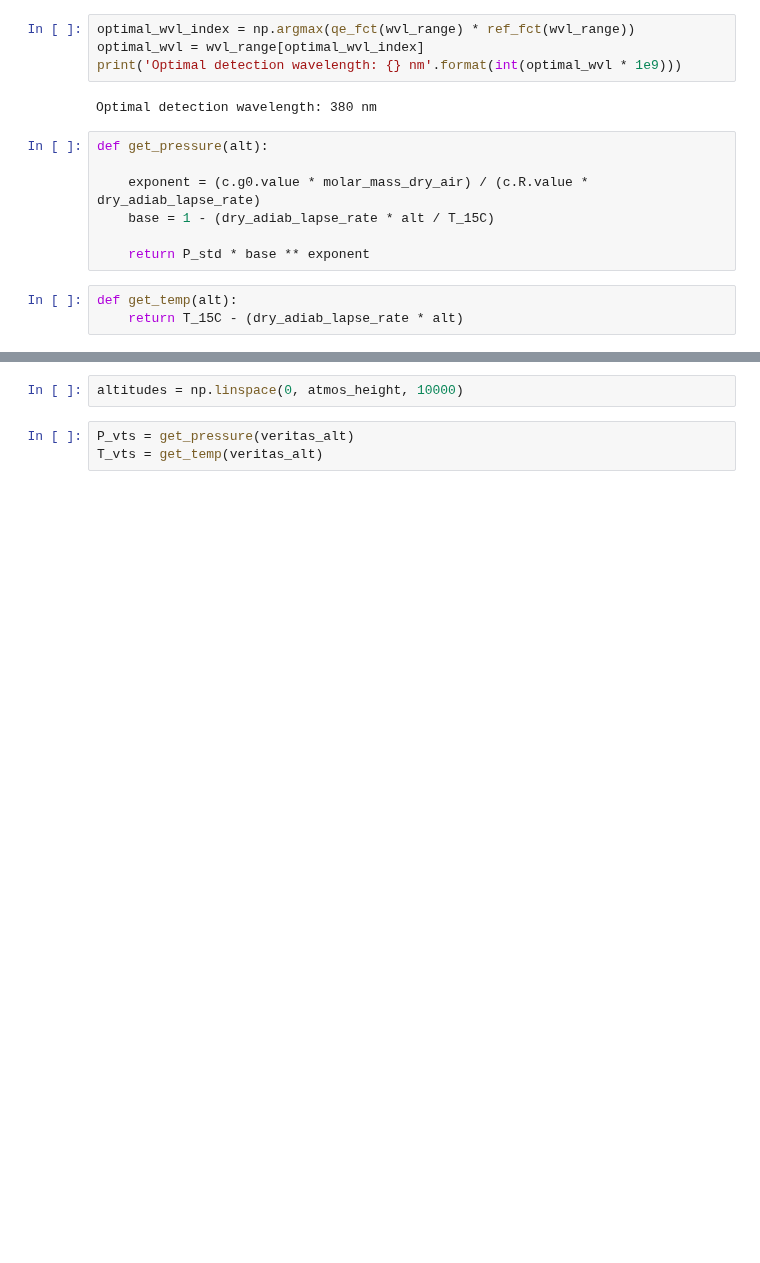
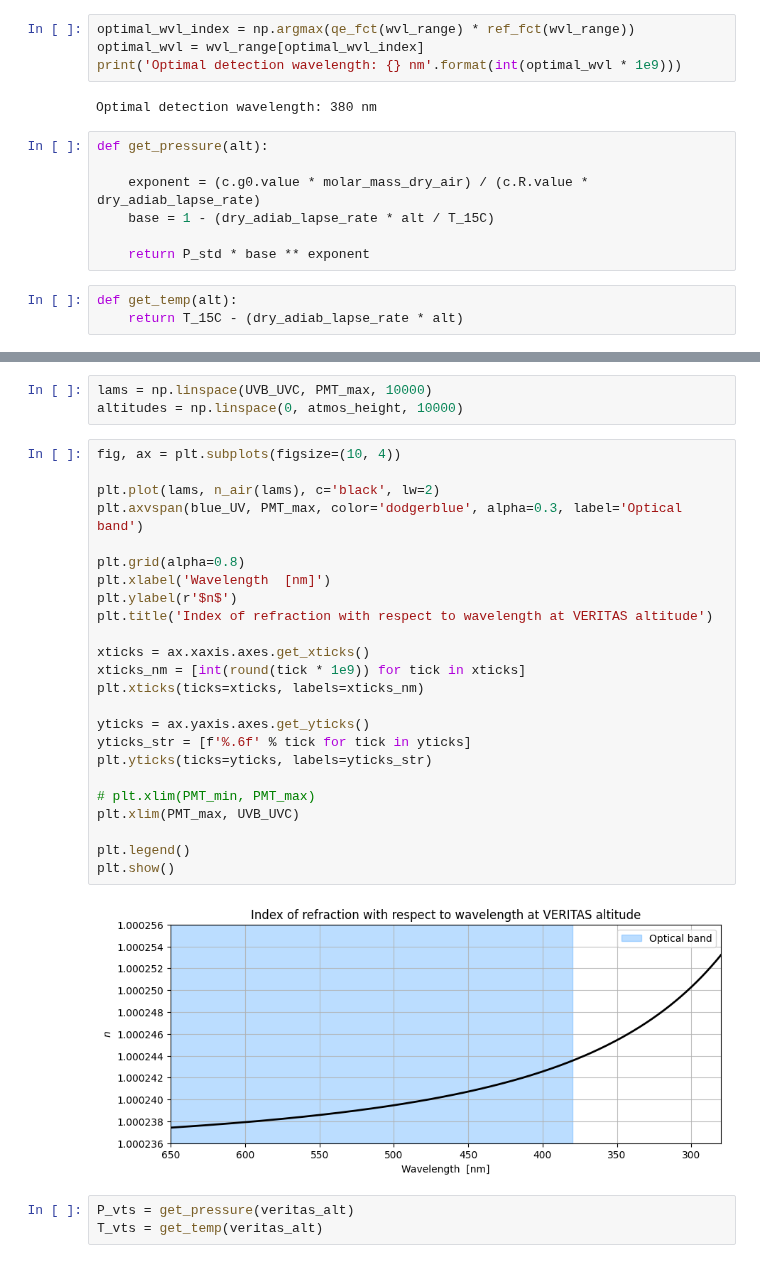
Before and after one commit to leandrorizk/magnetic_monopoles, a Jupyter notebook: muons/muon_detection_with_PT_dependence.ipynb, the cells around one changed output, grey strips where cells are left out. Saved outputs shown, nothing was run; the diff lists cells and outputs as text; blank space fills up the shorter version.

```diff
--- a/muons/muon_detection_with_PT_dependence.ipynb
+++ b/muons/muon_detection_with_PT_dependence.ipynb
@@ -144,5 +155,32 @@ def n_air(lam, P=P_std, T=T_15C):
 # %%
+lams = np.linspace(UVB_UVC, PMT_max, 10000)
 altitudes = np.linspace(0, atmos_height, 10000)
+# %%
+fig, ax = plt.subplots(figsize=(10, 4))
+
+plt.plot(lams, n_air(lams), c='black', lw=2)
+plt.axvspan(blue_UV, PMT_max, color='dodgerblue', alpha=0.3, label='Optical band')
+
+plt.grid(alpha=0.8)
+plt.xlabel('Wavelength  [nm]')
+plt.ylabel(r'$n$')
+plt.title('Index of refraction with respect to wavelength at VERITAS altitude')
+
+xticks = ax.xaxis.axes.get_xticks()
+xticks_nm = [int(round(tick * 1e9)) for tick in xticks]
+plt.xticks(ticks=xticks, labels=xticks_nm)
+
+yticks = ax.yaxis.axes.get_yticks()
+yticks_str = [f'%.6f' % tick for tick in yticks]
+plt.yticks(ticks=yticks, labels=yticks_str)
+
+# plt.xlim(PMT_min, PMT_max)
+plt.xlim(PMT_max, UVB_UVC)
+
+plt.legend()
+plt.show()
+# %% [output]
+[figure, added]
 # %%
 P_vts = get_pressure(veritas_alt)
 T_vts = get_temp(veritas_alt)
```
Also changed, not shown: parts of 19 cells of this notebook, 10 other files.
